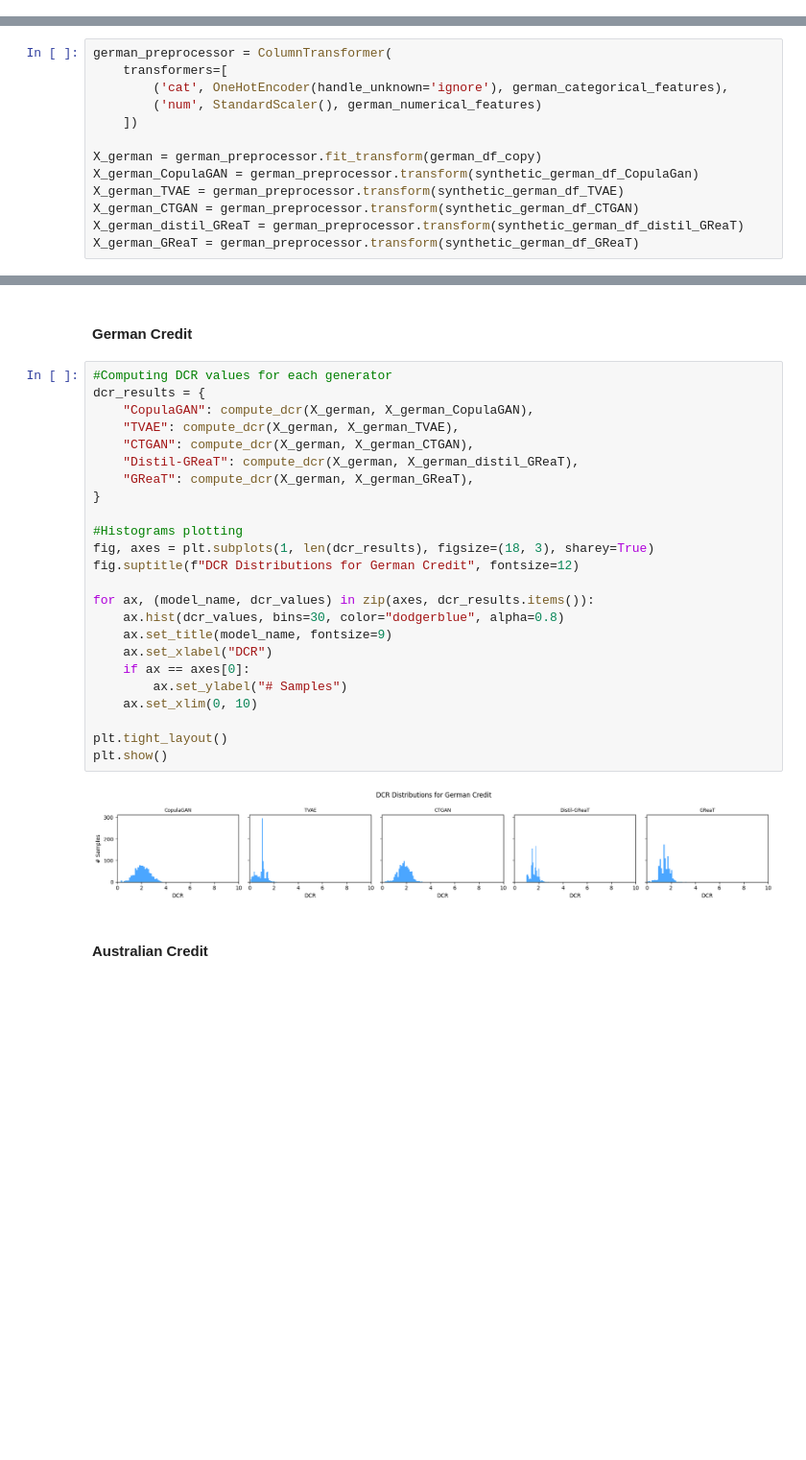
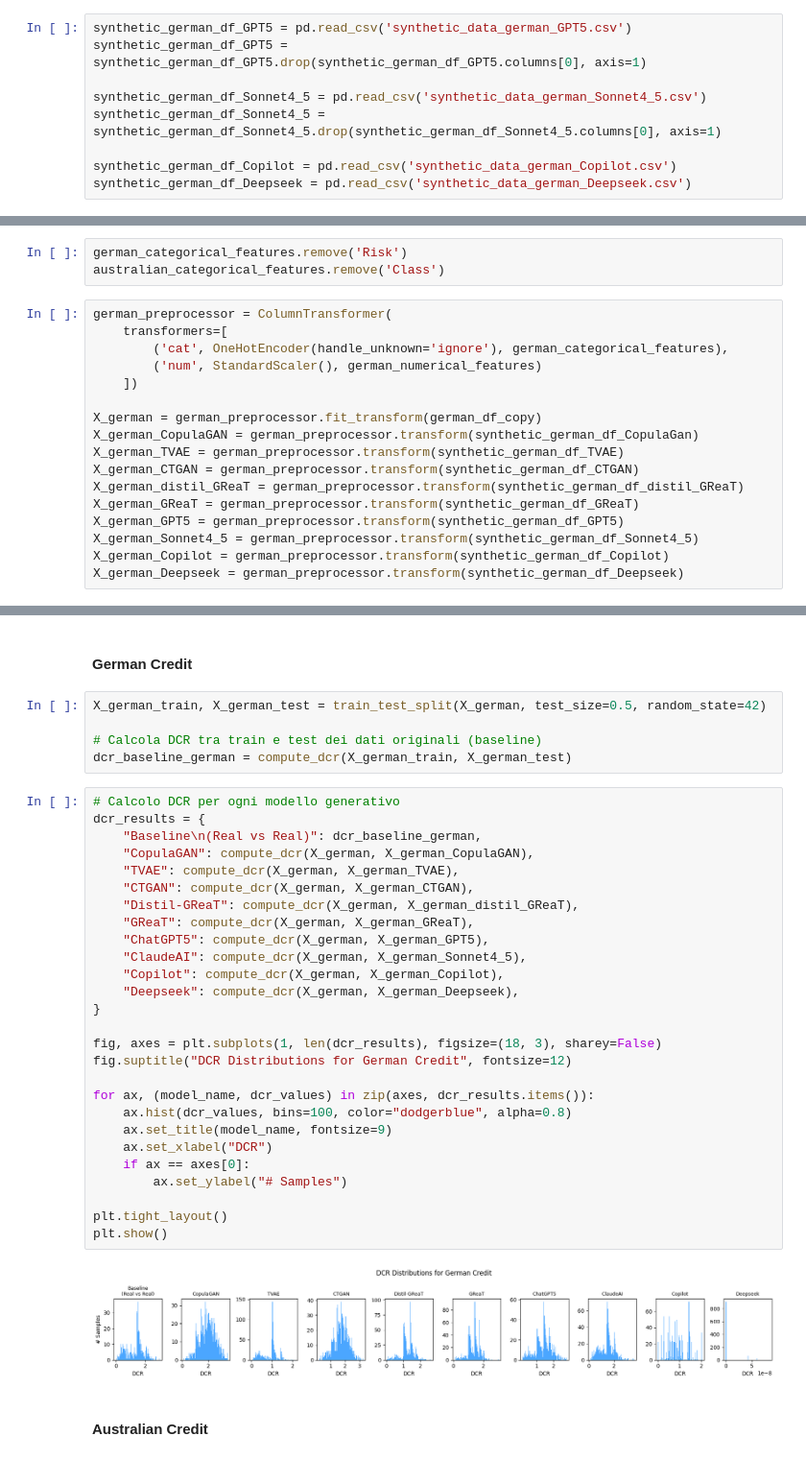
Before and after one commit to Cristyl/Application-of-generative-models-for-anonymization-and-data-augmentation, a Jupyter notebook: Final_evaluation_of_the_synthetic_data.ipynb, the cells around one changed output, grey strips where cells are left out. Shown at 96% size. Cells and saved outputs as stored; diff of their text form; blank space fills up the shorter version.

```diff
--- a/Final_evaluation_of_the_synthetic_data.ipynb
+++ b/Final_evaluation_of_the_synthetic_data.ipynb
@@ -307,5 +363,14 @@ synthetic_german_df_TVAE = pd.read_csv('synthetic_data_german_TVAE.csv')
 synthetic_german_df_CTGAN = pd.read_csv('synthetic_data_german_CTGAN.csv')
 synthetic_german_df_distil_GReaT = pd.read_csv('synthetic_data_german_distil_GReaT.csv')
 synthetic_german_df_GReaT = pd.read_csv('synthetic_data_german_GReaT.csv')
+# %%
+synthetic_german_df_GPT5 = pd.read_csv('synthetic_data_german_GPT5.csv')
+synthetic_german_df_GPT5 = synthetic_german_df_GPT5.drop(synthetic_german_df_GPT5.columns[0], axis=1)
+
+synthetic_german_df_Sonnet4_5 = pd.read_csv('synthetic_data_german_Sonnet4_5.csv')
+synthetic_german_df_Sonnet4_5 = synthetic_german_df_Sonnet4_5.drop(synthetic_german_df_Sonnet4_5.columns[0], axis=1)
+
+synthetic_german_df_Copilot = pd.read_csv('synthetic_data_german_Copilot.csv')
+synthetic_german_df_Deepseek = pd.read_csv('synthetic_data_german_Deepseek.csv')
 # %% [markdown]
 #### Australian Credit Approval
@@ -766,6 +1183,9 @@ In this section, we evaluate the Distance to Closest Record (DCR) metric to quan
 ### Preprocessing
 # %% [markdown]
 Both the original and synthetic datasets are preprocessed using column transformers to ensure a consistent feature representation. Categorical features are one-hot encoded, and numerical features are standardized, allowing the DCR computation to be performed reliably across all datasets.
+# %%
+german_categorical_features.remove('Risk')
+australian_categorical_features.remove('Class')
 # %%
 german_preprocessor = ColumnTransformer(
     transformers=[
@@ -779,6 +1199,10 @@ X_german_TVAE = german_preprocessor.transform(synthetic_german_df_TVAE)
 X_german_CTGAN = german_preprocessor.transform(synthetic_german_df_CTGAN)
 X_german_distil_GReaT = german_preprocessor.transform(synthetic_german_df_distil_GReaT)
 X_german_GReaT = german_preprocessor.transform(synthetic_german_df_GReaT)
+X_german_GPT5 = german_preprocessor.transform(synthetic_german_df_GPT5)
+X_german_Sonnet4_5 = german_preprocessor.transform(synthetic_german_df_Sonnet4_5)
+X_german_Copilot = german_preprocessor.transform(synthetic_german_df_Copilot)
+X_german_Deepseek = german_preprocessor.transform(synthetic_german_df_Deepseek)
 # %%
 australian_preprocessor = ColumnTransformer(
     transformers=[
@@ -798,31 +1226,39 @@ X_australian_GReaT = australian_preprocessor.transform(synthetic_australian_df_G
 The Distance to Closest Record (DCR) is computed for each synthetic dataset relative to its corresponding original dataset. The resulting distributions are then visualized with histograms to provide a clear overview of how closely the synthetic samples resemble real data in terms of feature space proximity.
 # %% [markdown]
 #### German Credit
+# %%
+X_german_train, X_german_test = train_test_split(X_german, test_size=0.5, random_state=42)
+
+# Calcola DCR tra train e test dei dati originali (baseline)
+dcr_baseline_german = compute_dcr(X_german_train, X_german_test)
 # %%
-#Computing DCR values for each generator
+# Calcolo DCR per ogni modello generativo
 dcr_results = {
+    "Baseline\n(Real vs Real)": dcr_baseline_german,
     "CopulaGAN": compute_dcr(X_german, X_german_CopulaGAN),
     "TVAE": compute_dcr(X_german, X_german_TVAE),
     "CTGAN": compute_dcr(X_german, X_german_CTGAN),
     "Distil-GReaT": compute_dcr(X_german, X_german_distil_GReaT),
     "GReaT": compute_dcr(X_german, X_german_GReaT),
+    "ChatGPT5": compute_dcr(X_german, X_german_GPT5),
+    "ClaudeAI": compute_dcr(X_german, X_german_Sonnet4_5),
+    "Copilot": compute_dcr(X_german, X_german_Copilot),
+    "Deepseek": compute_dcr(X_german, X_german_Deepseek),
 }
 
-#Histograms plotting
-fig, axes = plt.subplots(1, len(dcr_results), figsize=(18, 3), sharey=True)
-fig.suptitle(f"DCR Distributions for German Credit", fontsize=12)
+fig, axes = plt.subplots(1, len(dcr_results), figsize=(18, 3), sharey=False)
+fig.suptitle("DCR Distributions for German Credit", fontsize=12)
 
 for ax, (model_name, dcr_values) in zip(axes, dcr_results.items()):
-    ax.hist(dcr_values, bins=30, color="dodgerblue", alpha=0.8)
+    ax.hist(dcr_values, bins=100, color="dodgerblue", alpha=0.8)
     ax.set_title(model_name, fontsize=9)
     ax.set_xlabel("DCR")
     if ax == axes[0]:
         ax.set_ylabel("# Samples")
-    ax.set_xlim(0, 10)
 
 plt.tight_layout()
 plt.show()
 # %% [output]
-[figure, old version]
+[figure, new version]
 # %% [markdown]
 #### Australian Credit
```
Also changed, not shown: parts of 124 cells of this notebook.
